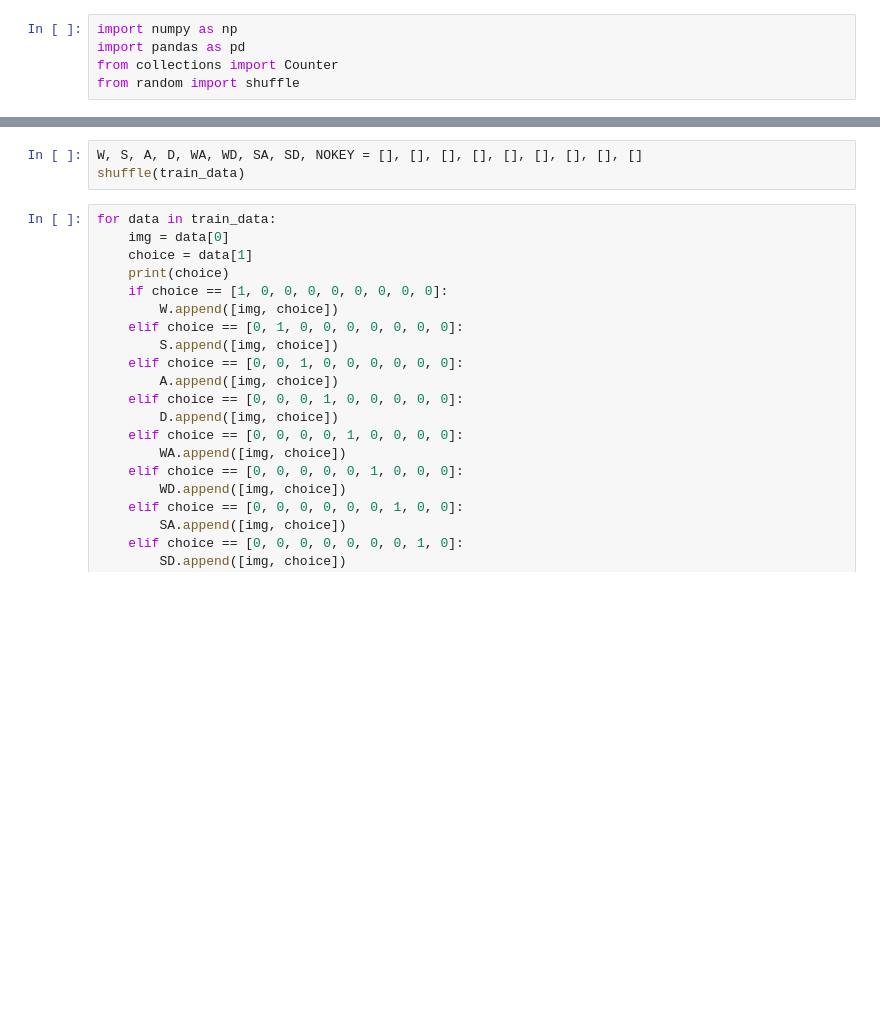
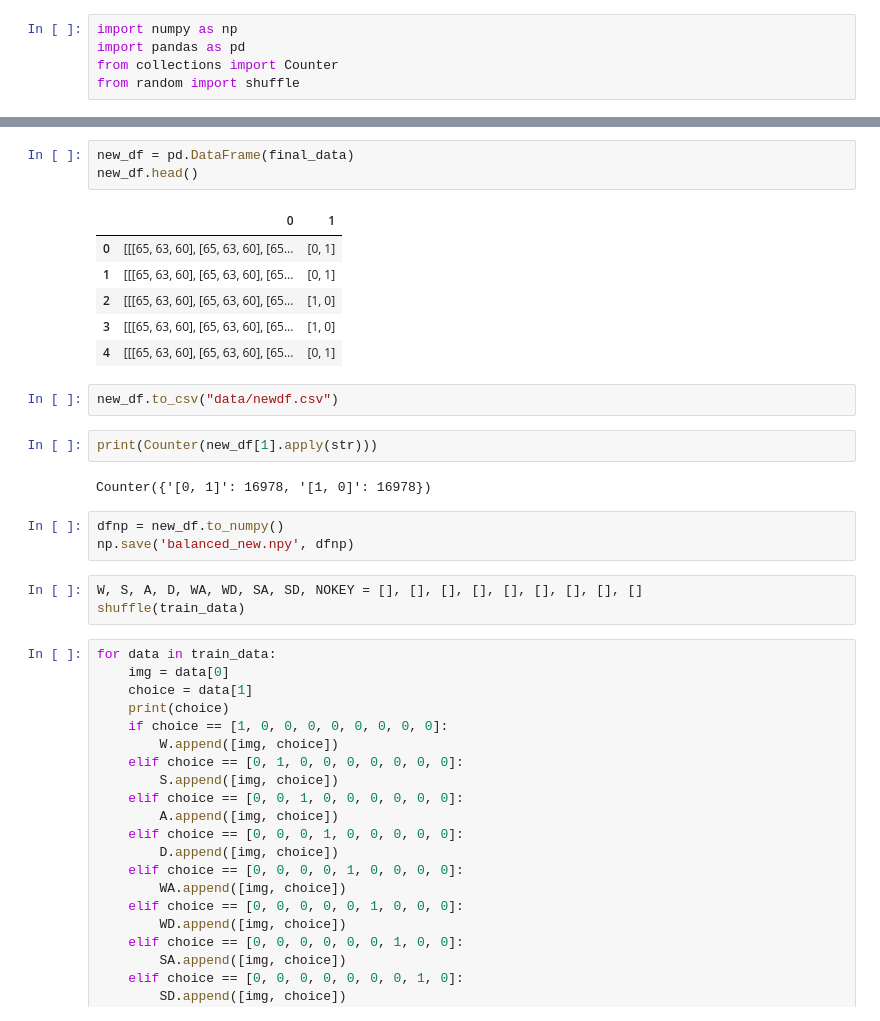
Before and after one commit to udiram/GTAV_driving_agent, a Jupyter notebook: v2/balancing.ipynb, the cells around one changed output, grey strips where cells are left out. Cells and saved outputs as stored; diff of their text form; blank space fills up the shorter version.

```diff
--- a/v2/balancing.ipynb
+++ b/v2/balancing.ipynb
@@ -20,3 +81,22 @@ Counter({'[0, 0, 0, 0, 0, 0, 0, 0, 1]': 10697, '[1, 0, 0, 0, 0, 0, 0, 0, 0]': 65
+# %%
+new_df = pd.DataFrame(final_data)
+new_df.head()
+# %% [output]
+|  | 0 | 1 |
+| 0 | [[[65, 63, 60], [65, 63, 60], [65... | [0, 1] |
+| 1 | [[[65, 63, 60], [65, 63, 60], [65... | [0, 1] |
+| 2 | [[[65, 63, 60], [65, 63, 60], [65... | [1, 0] |
+| 3 | [[[65, 63, 60], [65, 63, 60], [65... | [1, 0] |
+| 4 | [[[65, 63, 60], [65, 63, 60], [65... | [0, 1] |
+# %%
+new_df.to_csv("data/newdf.csv")
+# %%
+print(Counter(new_df[1].apply(str)))
+# %% [output]
+Counter({'[0, 1]': 16978, '[1, 0]': 16978})
+# %%
+dfnp = new_df.to_numpy()
+np.save('balanced_new.npy', dfnp)
 # %%
 W, S, A, D, WA, WD, SA, SD, NOKEY = [], [], [], [], [], [], [], [], []
 shuffle(train_data)
```
Also changed, not shown: parts of 7 cells of this notebook, 12 other files.
